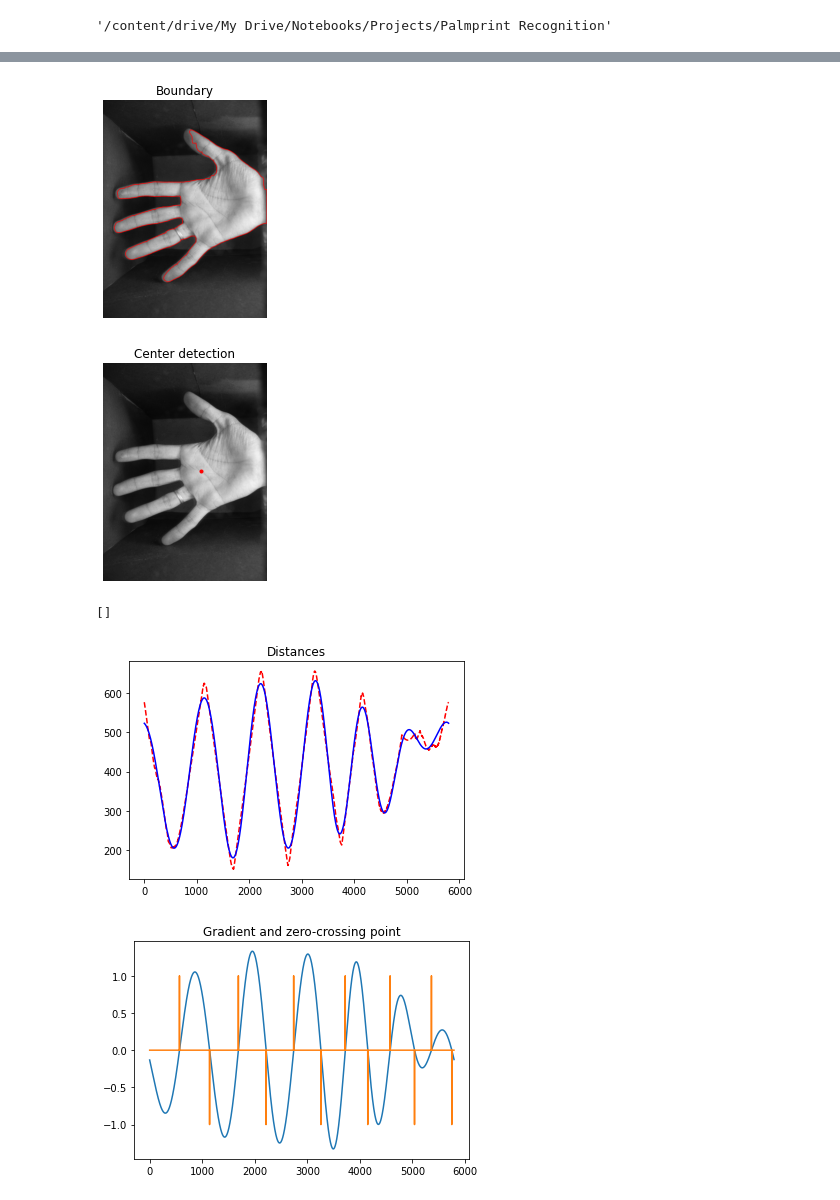
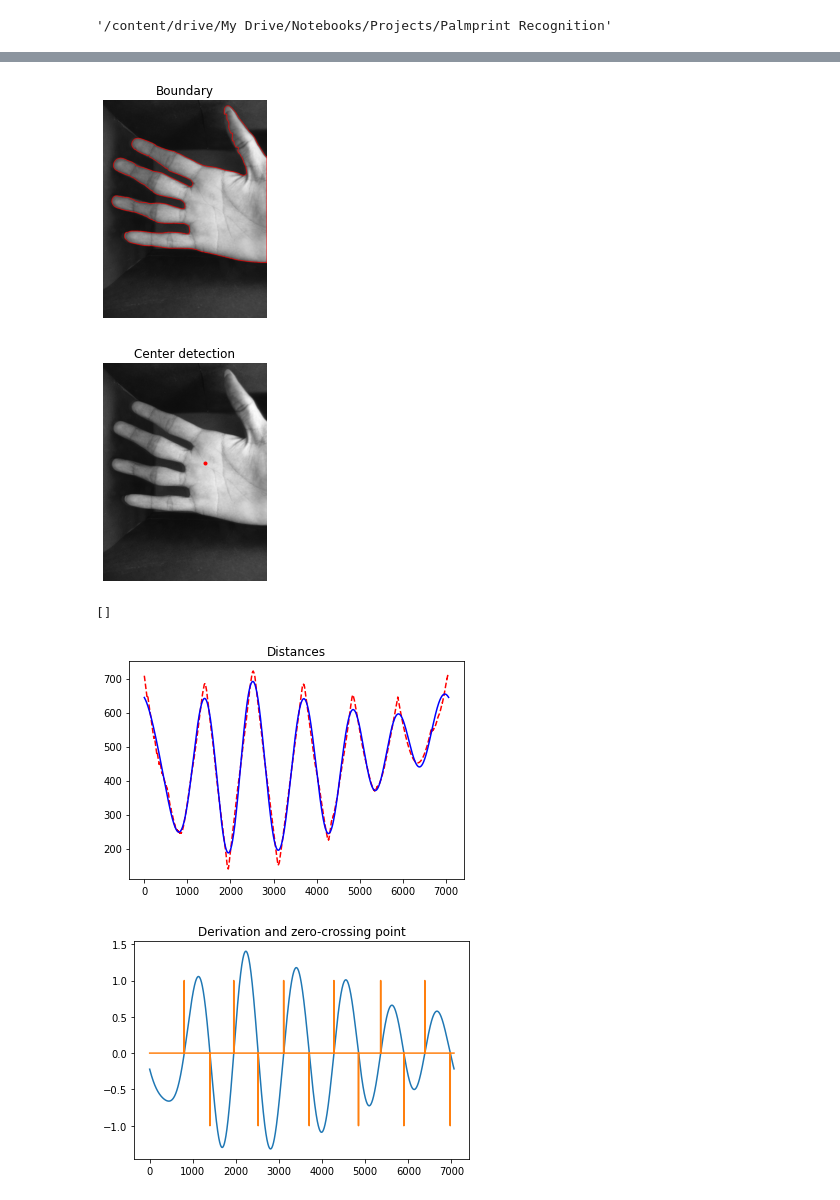
Before and after one commit to auduongtansang/PalmprintRecognition, a Jupyter notebook: ROI.ipynb, the cells around one changed output, grey strips where cells are left out. Drawn from its saved outputs; the diff is of its cells as text; code cells hidden in the pictures.

```diff
--- a/ROI.ipynb
+++ b/ROI.ipynb
@@ -11,20 +11,26 @@ import cv2
 import numpy as np
 import matplotlib.pyplot as plt
 # %%
-filepath = "IITD Palmprint V2/Left/001_1.JPG"
+filepath = "IITD Palmprint V2/Left/014_5.JPG"
 
 blurSigma = 1.0
 otsuThreshold = 0
 
-erodeMask = np.ones((31, 31)).astype(np.uint8)
-dilateMask = np.ones((35, 35)).astype(np.uint8)
+erodeMask = np.ones((11, 11)).astype(np.uint8)
+dilateMask = np.ones((15, 15)).astype(np.uint8)
 
 freqThreshold = 10
+
+neighborDistance = 25
 # %%
 original = cv2.imread(filepath, cv2.IMREAD_GRAYSCALE)
 
 blurred = cv2.GaussianBlur(original, (0, 0), blurSigma)
-retval, thresholded = cv2.threshold(blurred, otsuThreshold, 255, cv2.THRESH_BINARY + cv2.THRESH_OTSU)
+
+c = 255 / np.log(np.max(blurred) + 1)
+enhanced = (c * np.log(blurred + 1)).astype(np.uint8)
+
+retval, thresholded = cv2.threshold(enhanced, otsuThreshold, 255, cv2.THRESH_BINARY + cv2.THRESH_OTSU)
 
 fig, aarr = plt.subplots(1, 3)
 
@@ -32,8 +38,8 @@ aarr[0].imshow(original, cmap = "gray")
 aarr[0].set_title("Original")
 aarr[0].axis("off")
 
-aarr[1].imshow(blurred, cmap = "gray")
-aarr[1].set_title("Blurred")
+aarr[1].imshow(enhanced, cmap = "gray")
+aarr[1].set_title("Enhanced")
 aarr[1].axis("off")
 
 aarr[2].imshow(thresholded, cmap = "gray")
@@ -63,9 +69,10 @@ plt.show()
 # %%
-contour, hierarchy = cv2.findContours(eroded, cv2.RETR_TREE, cv2.CHAIN_APPROX_NONE)
+contours, hierarchy = cv2.findContours(eroded, cv2.RETR_TREE, cv2.CHAIN_APPROX_NONE)
 
-area = [cv2.contourArea(con) for con in contour]
+area = [cv2.contourArea(contour) for contour in contours]
+
 order = np.argmax(area)
-contour = contour[order]
+contour = contours[order]
 
 boundary = cv2.cvtColor(original, cv2.COLOR_GRAY2BGR)
 cv2.drawContours(boundary, contour, -1, (255, 0, 0), 3)
@@ -75,7 +82,7 @@ plt.title("Boundary")
 plt.axis("off")
 plt.show()
 # %% [output]
-[figure, old version]
+[figure, new version]
 # %%
 moments = cv2.moments(contour)
 center = [moments['m10'] // moments['m00'], moments['m01'] // moments['m00']]
@@ -86,7 +93,7 @@ plt.title("Center detection")
 plt.axis("off")
 plt.show()
 # %% [output]
-[figure, old version]
+[figure, new version]
 # %%
 contour = contour[:, 0, :]
 distance = np.sqrt(np.sum((contour - center) ** 2, axis = 1)).reshape(-1)
@@ -102,14 +109,14 @@ plt.title("Distances")
 plt.plot()
 # %% [output]
 []
-[figure, old version]
+[figure, new version]
 # %%
-derivated = np.diff(newDistance)
-zeroCross = np.diff(np.sign(derivated)) / 2
+derivation = np.diff(newDistance)
+zeroCrossing = np.diff(np.sign(derivation)) / 2
 
-plt.plot(derivated)
-plt.plot(zeroCross)
-plt.title("Gradient and zero-crossing point")
+plt.plot(derivation)
+plt.plot(zeroCrossing)
+plt.title("Derivation and zero-crossing point")
 plt.show()
 # %% [output]
-[figure, old version]
+[figure, new version]
```
Also changed, not shown: parts of 7 cells of this notebook.
